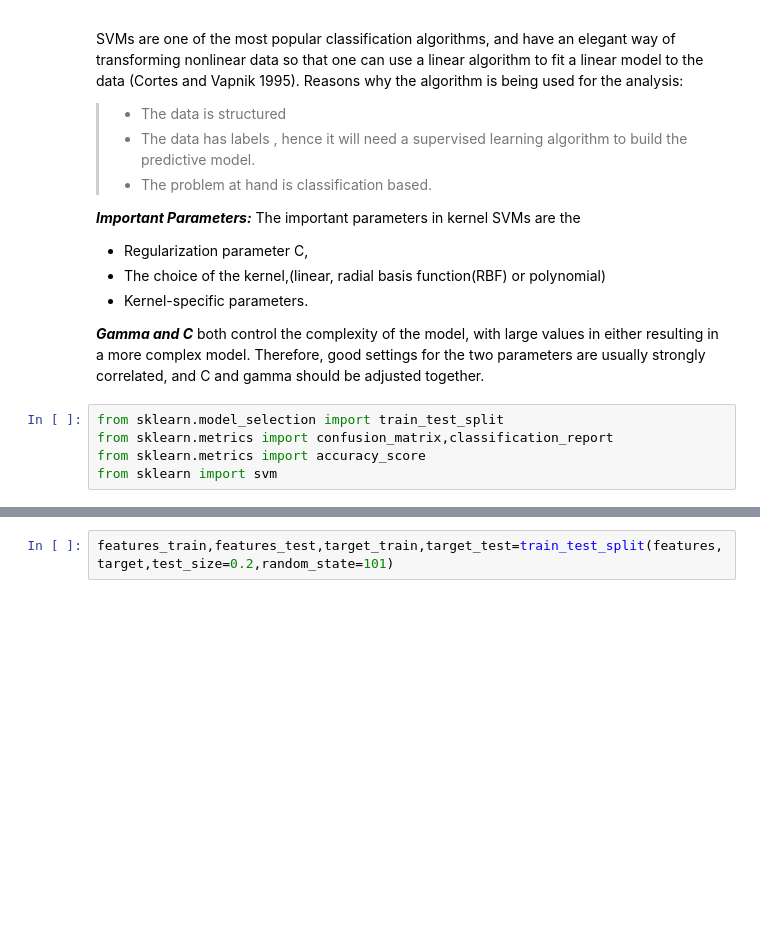
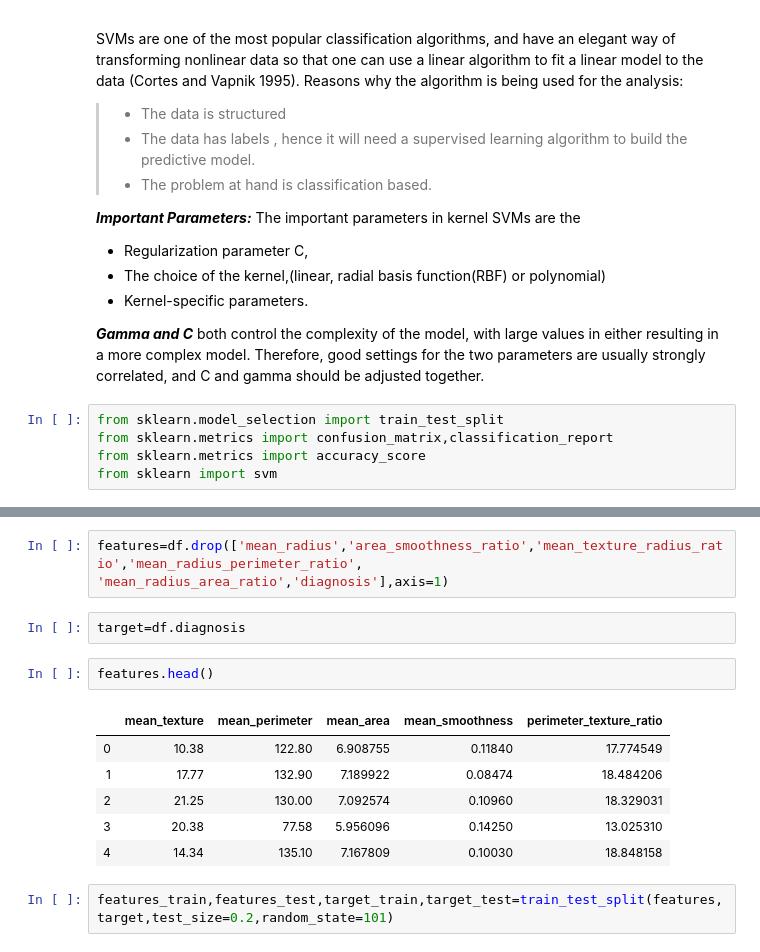
Before and after one commit to toffickm252/toffick252, a Jupyter notebook: Breast_tumor_predictive_model.ipynb, the cells around one changed output, grey strips where cells are left out. Cells and saved outputs as stored; diff of their text form; blank space fills up the shorter version.

```diff
--- a/Breast_tumor_predictive_model.ipynb
+++ b/Breast_tumor_predictive_model.ipynb
@@ -410,3 +419,17 @@ from sklearn import svm
+# %%
+features=df.drop(['mean_radius','area_smoothness_ratio','mean_texture_radius_ratio','mean_radius_perimeter_ratio',
+'mean_radius_area_ratio','diagnosis'],axis=1)
+# %%
+target=df.diagnosis
+# %%
+features.head()
+# %% [output]
+|  | mean_texture | mean_perimeter | mean_area | mean_smoothness | perimeter_texture_ratio |
+| 0 | 10.38 | 122.80 | 6.908755 | 0.11840 | 17.774549 |
+| 1 | 17.77 | 132.90 | 7.189922 | 0.08474 | 18.484206 |
+| 2 | 21.25 | 130.00 | 7.092574 | 0.10960 | 18.329031 |
+| 3 | 20.38 | 77.58 | 5.956096 | 0.14250 | 13.025310 |
+| 4 | 14.34 | 135.10 | 7.167809 | 0.10030 | 18.848158 |
 # %%
 features_train,features_test,target_train,target_test=train_test_split(features,target,test_size=0.2,random_state=101)
 # %% [markdown]
```
Also changed, not shown: parts of 29 cells of this notebook, 13 other files.
